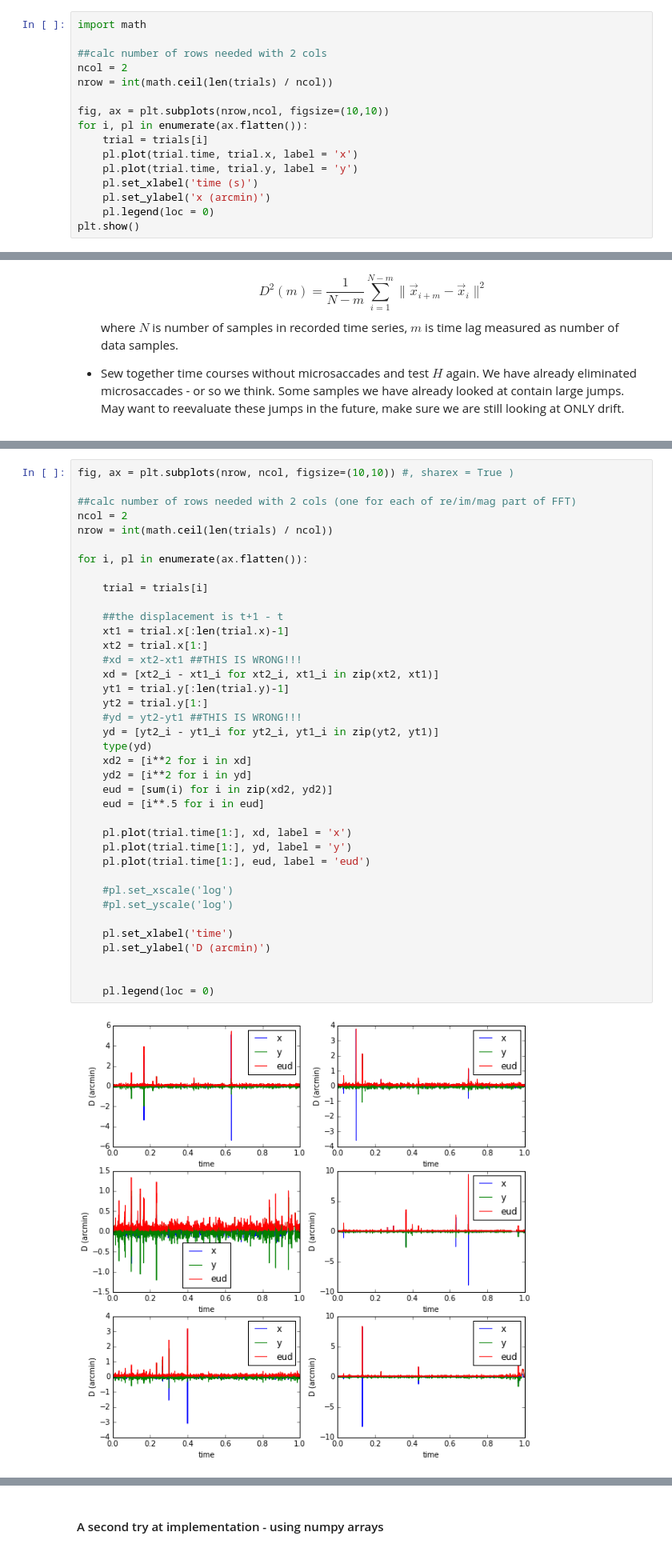
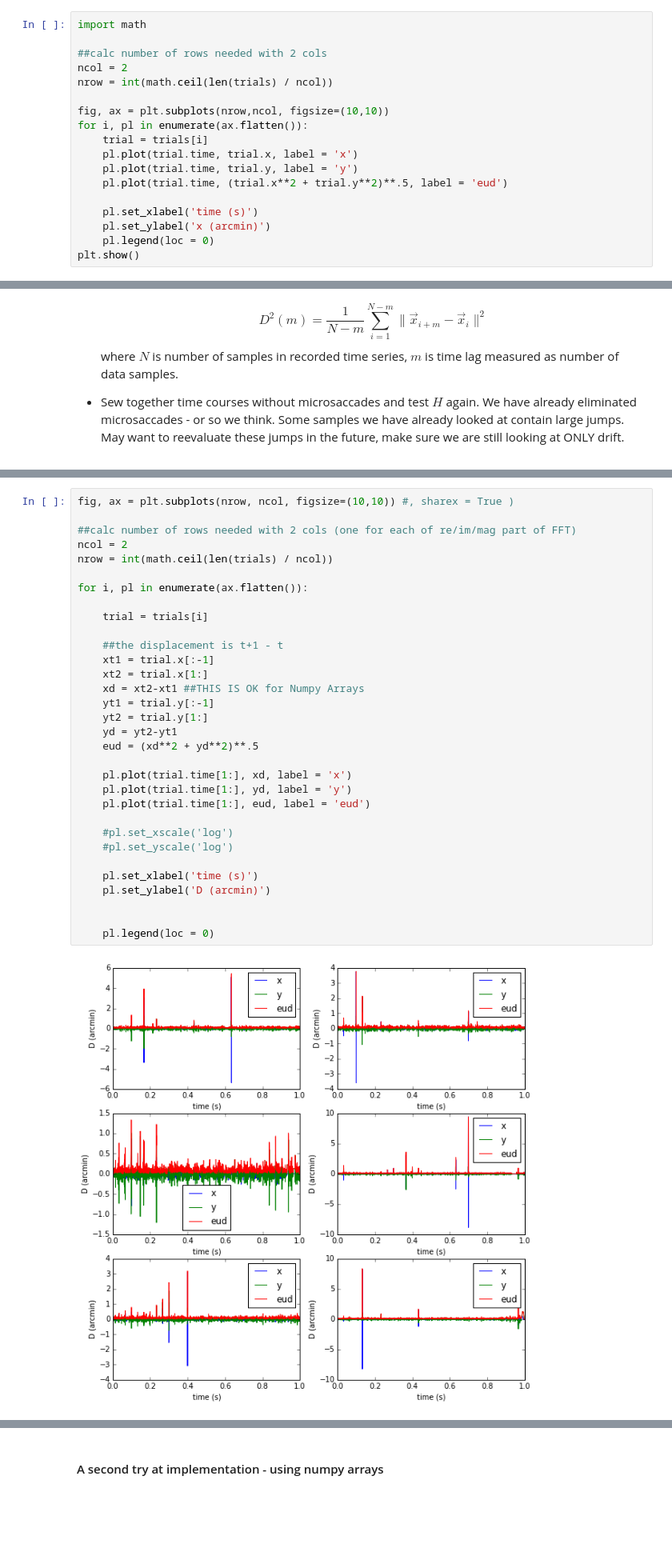
Before and after one commit to vdutell/eyemovement, a Jupyter notebook: Eye Movement Modeling.ipynb, the cells around one changed output, grey strips where cells are left out. Shown at 80% size. Cells and saved outputs as stored; diff of their text form; blank space fills up the shorter version.

```diff
--- a/Eye Movement Modeling.ipynb
+++ b/Eye Movement Modeling.ipynb
@@ -156,6 +164,8 @@ for i, pl in enumerate(ax.flatten()):
     trial = trials[i]
     pl.plot(trial.time, trial.x, label = 'x')
     pl.plot(trial.time, trial.y, label = 'y')
+    pl.plot(trial.time, (trial.x**2 + trial.y**2)**.5, label = 'eud')
+
     pl.set_xlabel('time (s)')
     pl.set_ylabel('x (arcmin)')
     pl.legend(loc = 0)
@@ -453,41 +503,35 @@ A brief overview:
 # %%
 fig, ax = plt.subplots(nrow, ncol, figsize=(10,10)) #, sharex = True )
 
 ##calc number of rows needed with 2 cols (one for each of re/im/mag part of FFT)
 ncol = 2
 nrow = int(math.ceil(len(trials) / ncol))
 
 for i, pl in enumerate(ax.flatten()):
 
     trial = trials[i]
 
     ##the displacement is t+1 - t
-    xt1 = trial.x[:len(trial.x)-1]
+    xt1 = trial.x[:-1]
     xt2 = trial.x[1:]
-    #xd = xt2-xt1 ##THIS IS WRONG!!!
-    xd = [xt2_i - xt1_i for xt2_i, xt1_i in zip(xt2, xt1)]
-    yt1 = trial.y[:len(trial.y)-1]
+    xd = xt2-xt1 ##THIS IS OK for Numpy Arrays
+    yt1 = trial.y[:-1]
     yt2 = trial.y[1:]
-    #yd = yt2-yt1 ##THIS IS WRONG!!!
-    yd = [yt2_i - yt1_i for yt2_i, yt1_i in zip(yt2, yt1)]
-    type(yd)
-    xd2 = [i**2 for i in xd]
-    yd2 = [i**2 for i in yd]
-    eud = [sum(i) for i in zip(xd2, yd2)]
-    eud = [i**.5 for i in eud]
+    yd = yt2-yt1
+    eud = (xd**2 + yd**2)**.5
 
     pl.plot(trial.time[1:], xd, label = 'x')
     pl.plot(trial.time[1:], yd, label = 'y')
     pl.plot(trial.time[1:], eud, label = 'eud')
 
     #pl.set_xscale('log')
     #pl.set_yscale('log')
 
-    pl.set_xlabel('time')
+    pl.set_xlabel('time (s)')
     pl.set_ylabel('D (arcmin)')
 
 
     pl.legend(loc = 0)
 # %% [output]
-[figure, old version]
+[figure, new version]
 # %% [markdown]
```
Also changed, not shown: parts of 32 cells of this notebook.
